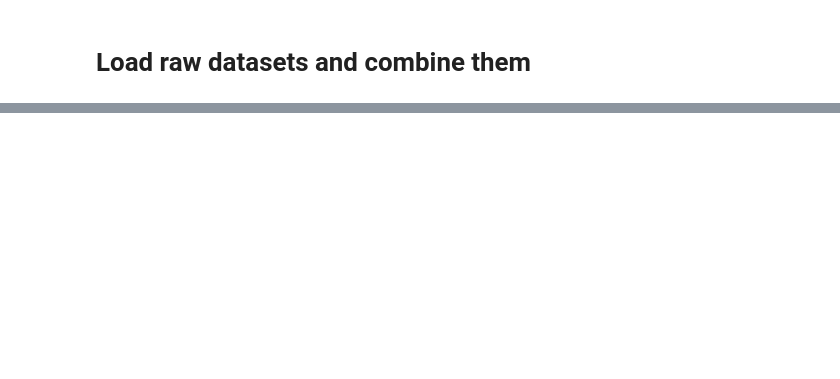
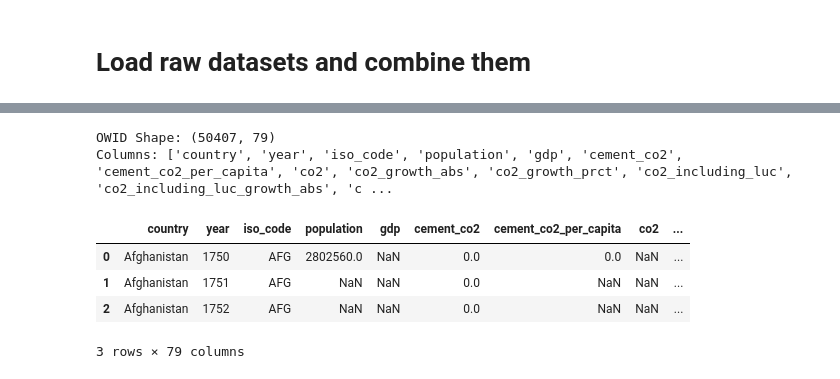
Before and after one commit to SpiralSnowflake/global_energy_analysis, a Jupyter notebook: notebooks/01_data_loading.ipynb, the cells around one changed output, grey strips where cells are left out. Drawn from its saved outputs; the diff is of its cells as text; code cells hidden in the pictures; blank space fills up the shorter version.

```diff
--- a/notebooks/01_data_loading.ipynb
+++ b/notebooks/01_data_loading.ipynb
@@ -42,0 +254,18 @@ UnicodeDecodeError: 'utf-8' codec can't decode byte 0xc0 in position 14: invalid
+# %%
+#Load OWID data
+owid_path = raw_dir / "owid_co2_data.csv"
+
+handler = DataHandler(filepath_list=[])
+owid_raw = handler.load_file(owid_path)
+
+print("OWID Shape:", owid_raw.shape)
+print("Columns:", owid_raw.columns.tolist())
+owid_raw.head(3)
+# %% [output]
+OWID Shape: (50407, 79)
+Columns: ['country', 'year', 'iso_code', 'population', 'gdp', 'cement_co2', 'cement_co2_per_capita', 'co2', 'co2_growth_abs', 'co2_growth_prct', 'co2_including_luc', 'co2_including_luc_growth_abs', 'c ...
+|  | country | year | iso_code | population | gdp | cement_co2 | cement_co2_per_capita | co2 | ... |
+| 0 | Afghanistan | 1750 | AFG | 2802560.0 | NaN | 0.0 | 0.0 | NaN | ... |
+| 1 | Afghanistan | 1751 | AFG | NaN | NaN | 0.0 | NaN | NaN | ... |
+| 2 | Afghanistan | 1752 | AFG | NaN | NaN | 0.0 | NaN | NaN | ... |
+3 rows × 79 columns
```
Also changed, not shown: parts of 31 cells of this notebook, 6 other files.
